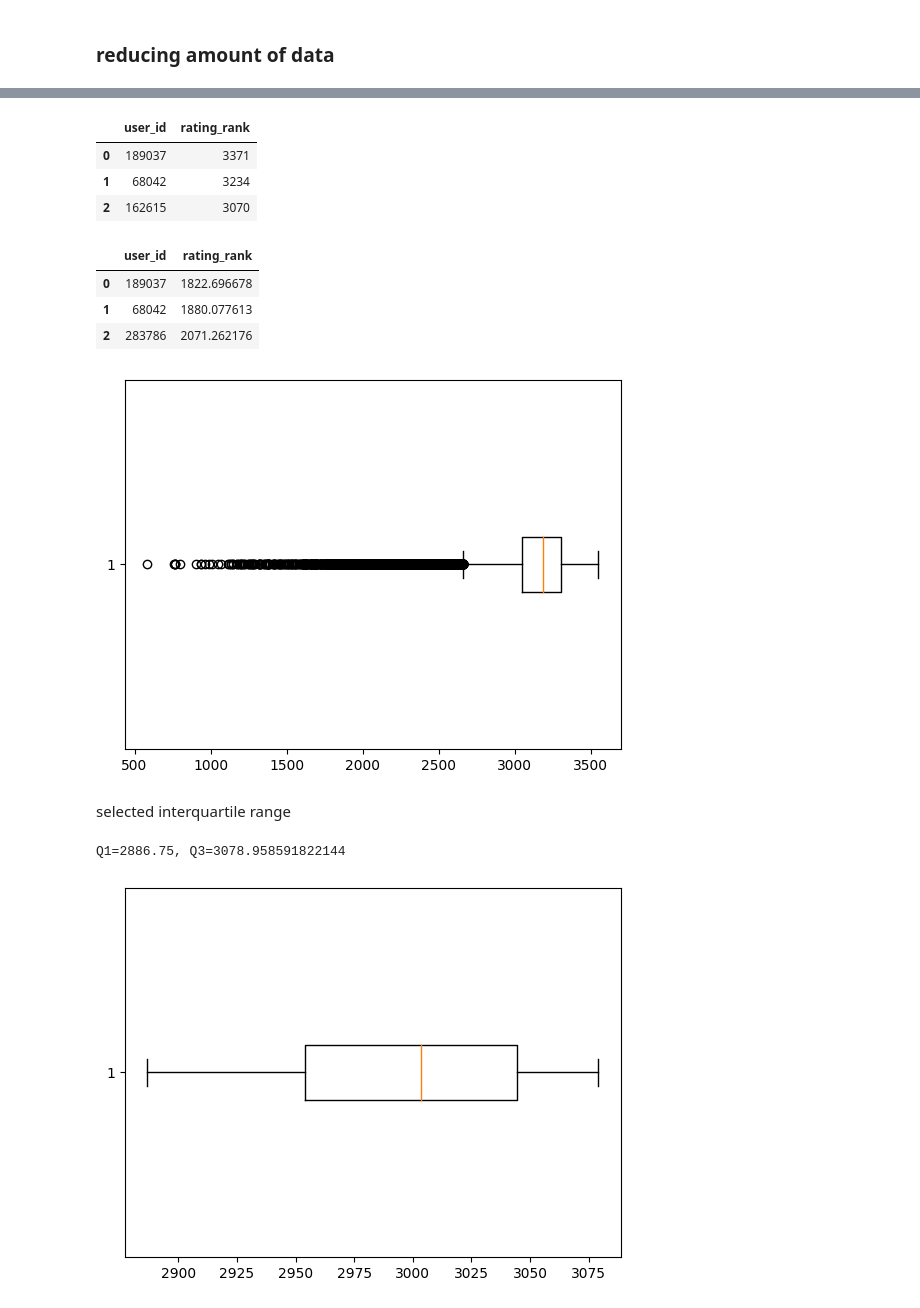
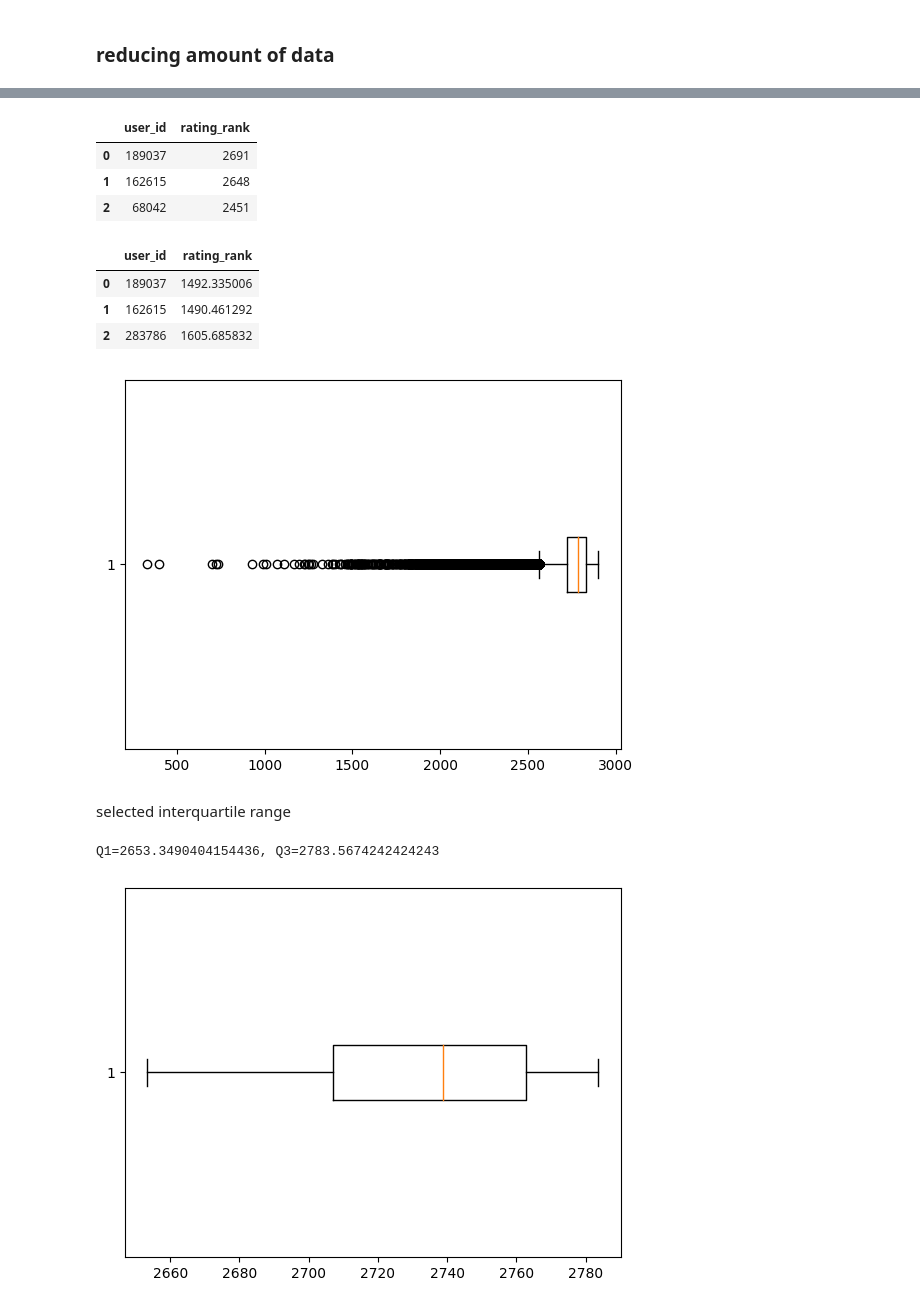
Before and after one commit to ksn38/mal-recommender, a Jupyter notebook: mal-recommender.ipynb, the cells around one changed output, grey strips where cells are left out. Cells and saved outputs as stored; diff of their text form; code cells hidden in the pictures.

Commit message:
add select by genre/type

```diff
--- a/mal-recommender.ipynb
+++ b/mal-recommender.ipynb
@@ -6,4 +7,11 @@ import re
 %matplotlib inline
+# %%
+genre = ''
+type_anime = 'Movie'
+min_year = 1930
+max_year = 9999
+quartile1 = 0.1
+quartile3 = 0.5
 # %%
 data = pd.read_csv('data/rating_complete.csv')
 print(len(data))
@@ -88,5 +93,15 @@ len(data_train)
+# %%
+anime_ranked = anime[['anime_id', 'Score', 'Popularity']].copy()
+
+if genre in df_genres.columns:
+    selected_genres = list(df_genres.loc[df_genres[genre] == 1].index)
+
+    data_train = data_train.loc[data_train['anime_id'].isin(selected_genres)]
+    my_animelist = my_animelist.loc[my_animelist['anime_id'].isin(selected_genres)]
+    anime_ranked = anime_ranked.loc[anime_ranked['anime_id'].isin(selected_genres)]
+    print(len(data_train))
 # %%
-my_type = anime.loc[anime['Type'] == 'TV']['anime_id'].values.tolist()
+my_type = anime.loc[anime['Type'] == type_anime]['anime_id'].values.tolist()
 data_train = data_train.loc[data_train['anime_id'].isin(my_type)]
 len(data_train)
 # %% [output]
@@ -118,9 +133,9 @@ user_count_rating = data_train.groupby('user_id')['rating_rank'].count().reset_i
 user_count_rating.head(3)
 # %% [output]
 |  | user_id | rating_rank |
-| 0 | 189037 | 3371 |
-| 1 | 68042 | 3234 |
-| 2 | 162615 | 3070 |
+| 0 | 189037 | 2691 |
+| 1 | 162615 | 2648 |
+| 2 | 68042 | 2451 |
 # %%
 user_rating = pd.merge(user_sum_rating, user_count_rating, how='left', on='user_id')
 user_rating['rating_rank'] = user_rating['rating_rank_x']/user_rating['rating_rank_y']
@@ -128,27 +143,27 @@ user_rating.drop(['rating_rank_x', 'rating_rank_y'], axis=1, inplace=True)
 user_rating.head(3)
 # %% [output]
 |  | user_id | rating_rank |
-| 0 | 189037 | 1822.696678 |
-| 1 | 68042 | 1880.077613 |
-| 2 | 283786 | 2071.262176 |
+| 0 | 189037 | 1492.335006 |
+| 1 | 162615 | 1490.461292 |
+| 2 | 283786 | 1605.685832 |
 # %%
 plt.boxplot(user_rating['rating_rank'], vert=False)
 plt.show()
 # %% [output]
-[figure, old version]
+[figure, new version]
 # %% [markdown]
 selected interquartile range
 # %%
-Q1 = user_rating['rating_rank'].quantile(0.1)
-Q3 = user_rating['rating_rank'].quantile(0.3)
+Q1 = user_rating['rating_rank'].quantile(quartile1)
+Q3 = user_rating['rating_rank'].quantile(quartile3)
 print(f'Q1={Q1}, Q3={Q3}')
 user_rating_iqr = user_rating.loc[(user_rating['rating_rank'] < Q3) & (user_rating['rating_rank'] > Q1)]
 user_list = user_rating_iqr['user_id'].tolist()
 plt.boxplot(user_rating_iqr['rating_rank'], vert=False)
 plt.show()
 # %% [output]
-Q1=2886.75, Q3=3078.958591822144
+Q1=2653.3490404154436, Q3=2783.5674242424243
-[figure, old version]
+[figure, new version]
 # %%
 data_train = data_train.loc[data_train['user_id'].isin(user_list)]
 # data_train.drop('rating_rank', axis=1, inplace=True)
```
Also changed, not shown: parts of 10 cells of this notebook, 1 other file.
